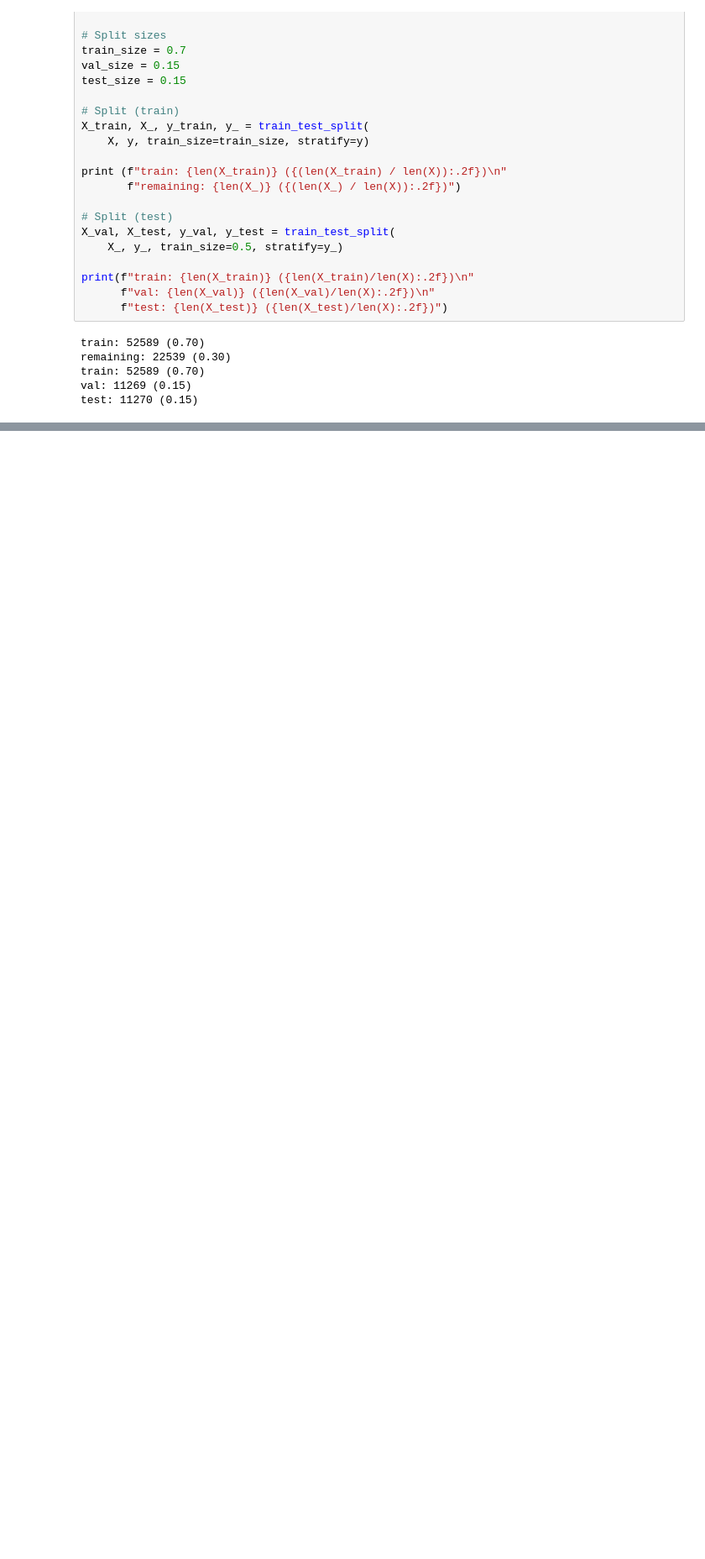
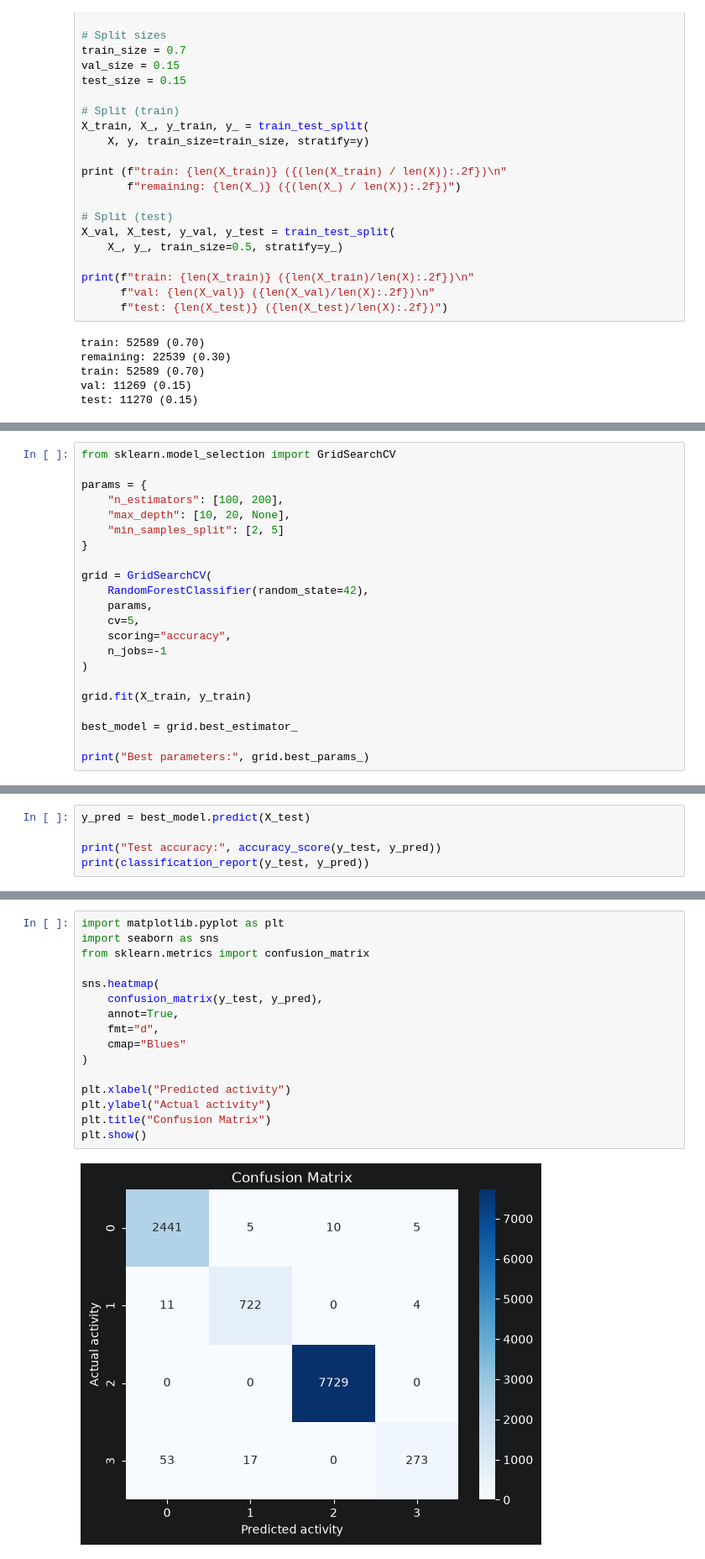
Before and after one commit to R3ALITI3S/MachineLearningMiniProject, a Jupyter notebook: Main.ipynb, the cells around one changed output, grey strips where cells are left out. Shown at 84% size. Saved outputs shown, nothing was run; the diff lists cells and outputs as text; blank space fills up the shorter version.

```diff
--- a/Main.ipynb
+++ b/Main.ipynb
@@ -103,0 +119,22 @@ test: 11270 (0.15)
+# %%
+from sklearn.model_selection import GridSearchCV
+
+params = {
+    "n_estimators": [100, 200],
+    "max_depth": [10, 20, None],
+    "min_samples_split": [2, 5]
+}
+
+grid = GridSearchCV(
+    RandomForestClassifier(random_state=42),
+    params,
+    cv=5,
+    scoring="accuracy",
+    n_jobs=-1
+)
+
+grid.fit(X_train, y_train)
+
+best_model = grid.best_estimator_
+
+print("Best parameters:", grid.best_params_)
@@ -103,0 +143,5 @@ test: 11270 (0.15)
+# %%
+y_pred = best_model.predict(X_test)
+
+print("Test accuracy:", accuracy_score(y_test, y_pred))
+print(classification_report(y_test, y_pred))
@@ -103,0 +160,18 @@ test: 11270 (0.15)
+# %%
+import matplotlib.pyplot as plt
+import seaborn as sns
+from sklearn.metrics import confusion_matrix
+
+sns.heatmap(
+    confusion_matrix(y_test, y_pred),
+    annot=True,
+    fmt="d",
+    cmap="Blues"
+)
+
+plt.xlabel("Predicted activity")
+plt.ylabel("Actual activity")
+plt.title("Confusion Matrix")
+plt.show()
+# %% [output]
+[figure, added]
```
Also changed, not shown: parts of 6 cells of this notebook, 3 other files.
